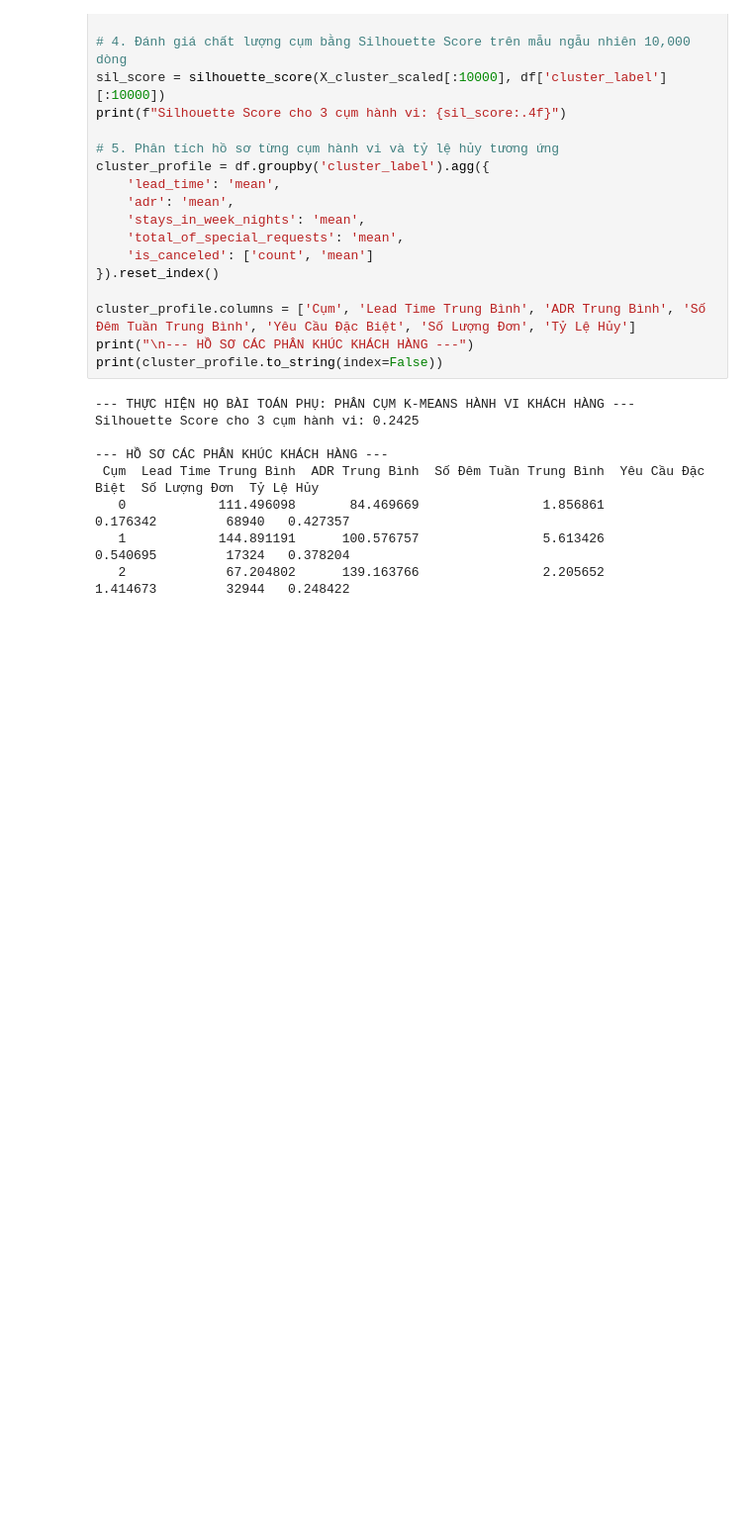
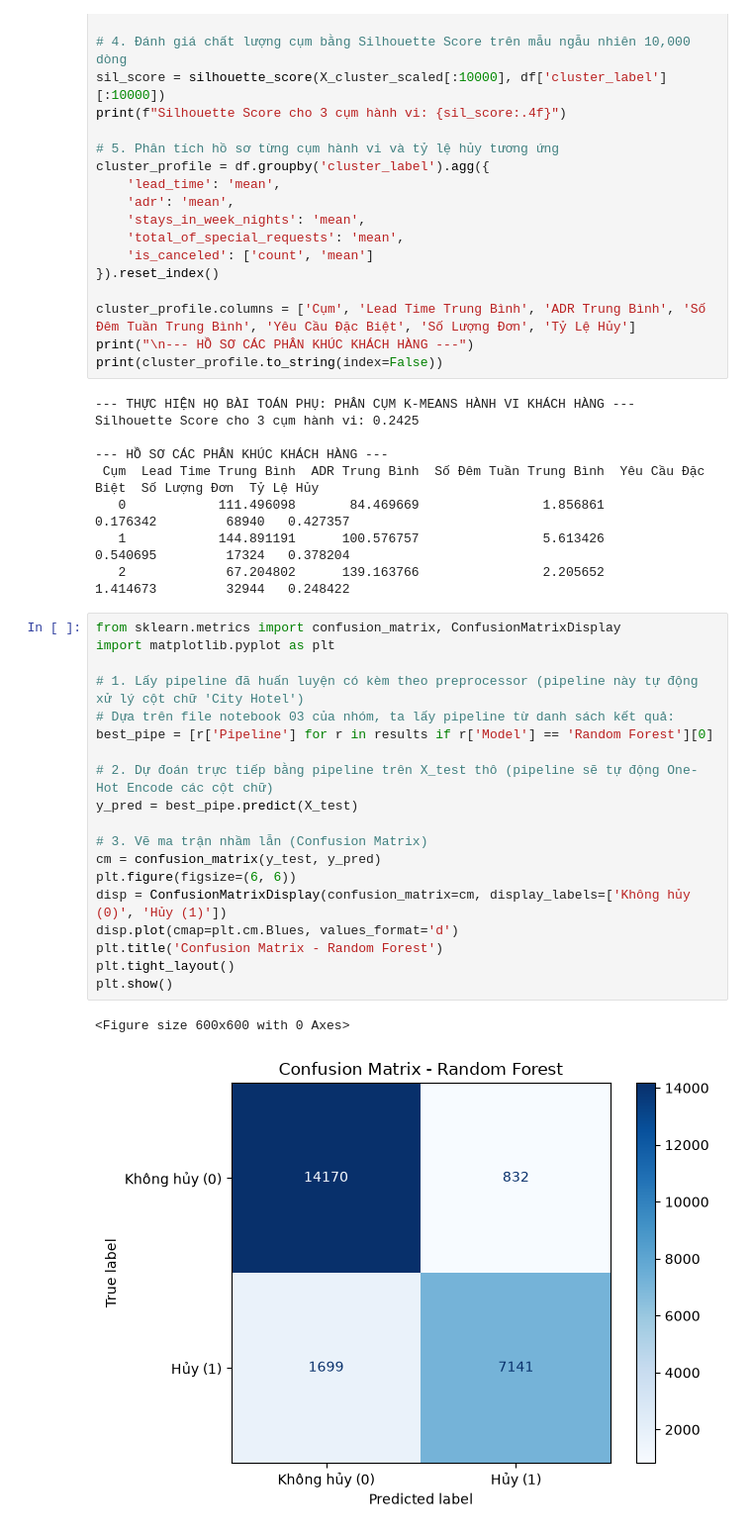
Before and after one commit to vietcong117-bit/hotel-booking, a Jupyter notebook: notebooks/03_machine_learning_cost.ipynb, the cells around one changed output. Shown at 99% size. Cells and saved outputs as stored; diff of their text form; blank space fills up the shorter version.

```diff
--- a/notebooks/03_machine_learning_cost.ipynb
+++ b/notebooks/03_machine_learning_cost.ipynb
@@ -238,3 +245,25 @@ Silhouette Score cho 3 cụm hành vi: 0.2425
    0            111.496098       84.469669                1.856861          0.176342         68940   0.427357
    1            144.891191      100.576757                5.613426          0.540695         17324   0.378204
    2             67.204802      139.163766                2.205652          1.414673         32944   0.248422
+# %%
+from sklearn.metrics import confusion_matrix, ConfusionMatrixDisplay
+import matplotlib.pyplot as plt
+
+# 1. Lấy pipeline đã huấn luyện có kèm theo preprocessor (pipeline này tự động xử lý cột chữ 'City Hotel')
+# Dựa trên file notebook 03 của nhóm, ta lấy pipeline từ danh sách kết quả:
+best_pipe = [r['Pipeline'] for r in results if r['Model'] == 'Random Forest'][0]
+
+# 2. Dự đoán trực tiếp bằng pipeline trên X_test thô (pipeline sẽ tự động One-Hot Encode các cột chữ)
+y_pred = best_pipe.predict(X_test)
+
+# 3. Vẽ ma trận nhầm lẫn (Confusion Matrix)
+cm = confusion_matrix(y_test, y_pred)
+plt.figure(figsize=(6, 6))
+disp = ConfusionMatrixDisplay(confusion_matrix=cm, display_labels=['Không hủy (0)', 'Hủy (1)'])
+disp.plot(cmap=plt.cm.Blues, values_format='d')
+plt.title('Confusion Matrix - Random Forest')
+plt.tight_layout()
+plt.show()
+# %% [output]
+<Figure size 600x600 with 0 Axes>
+[figure, added]
```
Also changed, not shown: parts of 1 cell of this notebook, 6 other files.
